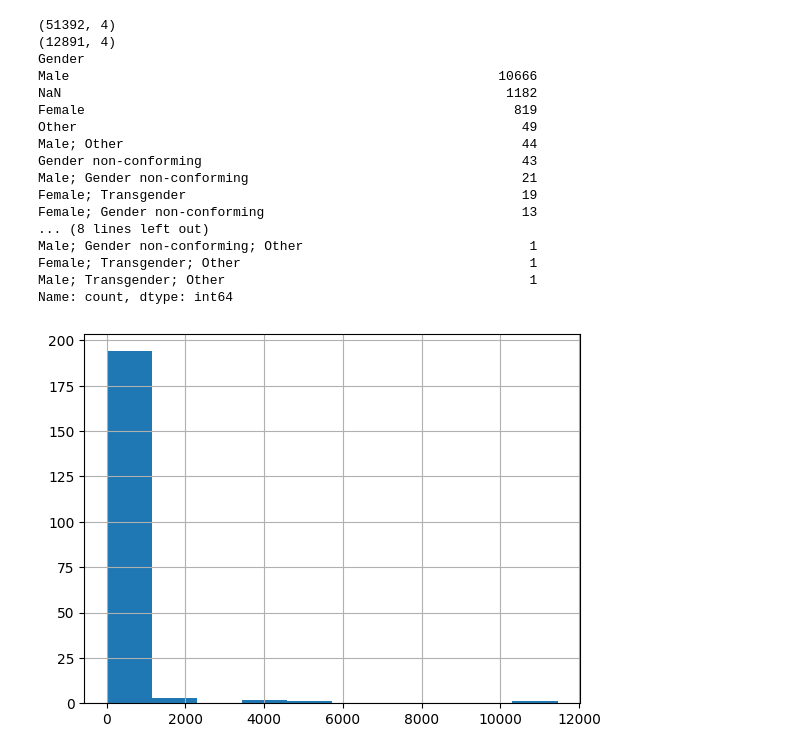
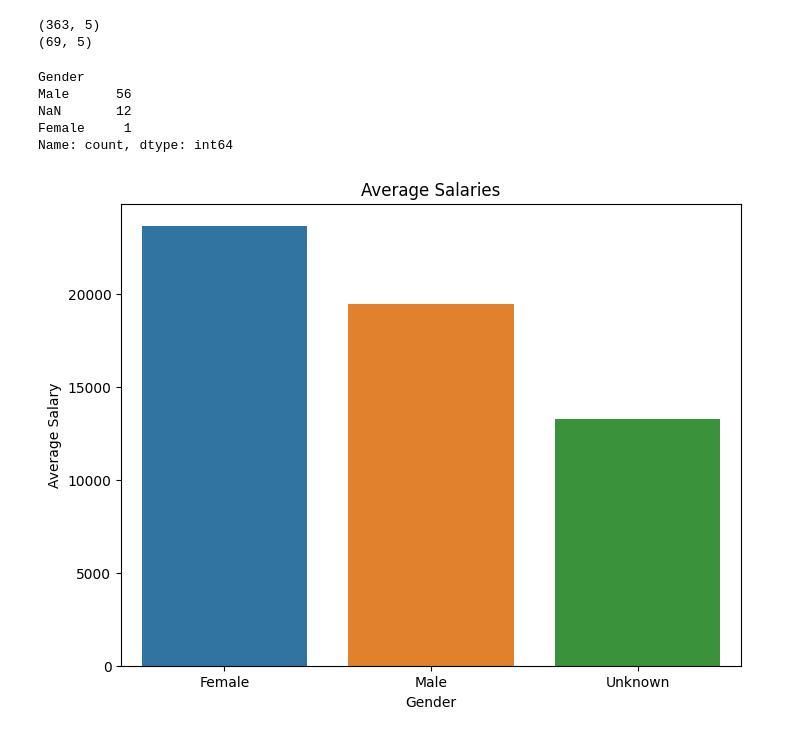
Before and after one commit to NevzatTalay/Project-Write-A-Data-Science-Blog-Post, a Jupyter notebook: Q2.ipynb, the cells around one changed output. Saved outputs shown, nothing was run; the diff lists cells and outputs as text; code cells hidden in the pictures.

```diff
--- a/Q2.ipynb
+++ b/Q2.ipynb
@@ -114,6 +10,11 @@ plt.show()
+# %%
+df = df[df['Country'] == "Turkey"]
+num_vars = df[['Respondent', 'Salary',
+               'ExpectedSalary', 'Gender', 'EmploymentStatus']]
 # %%
 print(num_vars.shape)
 def fill_mean(col): return col.fillna(col.mean())  # Ortalama fonksiyonu
+
 
 # Drop the rows with missing salaries
 drop_sal_df = num_vars.dropna(subset=['Salary'], axis=0)
@@ -122,27 +23,52 @@ drop_sal_df = num_vars.dropna(subset=['Salary'], axis=0)
 # Test görünümü
 drop_sal_df.head()
 print(drop_sal_df.shape)
-print(drop_sal_df["Gender"].value_counts(dropna=False))
 # %% [output]
-(51392, 4)
-(12891, 4)
-Gender
-Male                                                       10666
-NaN                                                         1182
-Female                                                       819
-Other                                                         49
-Male; Other                                                   44
-Gender non-conforming                                         43
-Male; Gender non-conforming                                   21
-Female; Transgender                                           19
-Female; Gender non-conforming                                 13
-... (8 lines left out)
-Male; Gender non-conforming; Other                             1
-Female; Transgender; Other                                     1
-Male; Transgender; Other                                       1
-Name: count, dtype: int64
+(363, 5)
+(69, 5)
-# %%
-num_vars['Country'].value_counts().hist()
-plt.show()
-# %% [output]
-[figure, removed]
+# %%
+print(drop_sal_df["Gender"].value_counts(dropna=False))
+# %% [output]
+Gender
+Male      56
+NaN       12
+Female     1
+Name: count, dtype: int64
+# %%
+terms_to_replace = ['Other', 'Gender non-conforming',
+                    'non-conforming', 'Transgender']
+replacement_terms = ['Other', 'Gender non-conforming',
+                     'non-conforming', 'Transgender']
+
+# Reduce Gender Column to analyze better
+
+
+def replace_terms(text):
+    if isinstance(text, str):
+        for i, term in enumerate(terms_to_replace):
+            if term in text:
+                return replacement_terms[i]
+                break
+    return text
+
+
+df_visualization = drop_sal_df.copy()
+# Apply the replacement function to the Gender column
+df_visualization['Gender'] = df_visualization['Gender'].apply(replace_terms)
+
+
+# Cinsiyet sütunundaki NaN değerleri dolduralım
+df_visualization['Gender'].fillna('Unknown', inplace=True)
+
+# Kırılıma göre ortalama maaşları hesaplayalım
+average_salary_by_gender = df_visualization.groupby('Gender')['Salary'].mean().reset_index()
+
+# Bar plot'u çizdirelim
+plt.figure(figsize=(8, 6))
+sns.barplot(data=average_salary_by_gender, x='Gender', y='Salary')
+plt.title('Average Salaries')
+plt.xlabel('Gender')
+plt.ylabel('Average Salary')
+plt.show()
+# %% [output]
+[figure, added]
```
Also changed, not shown: parts of 12 cells of this notebook.
